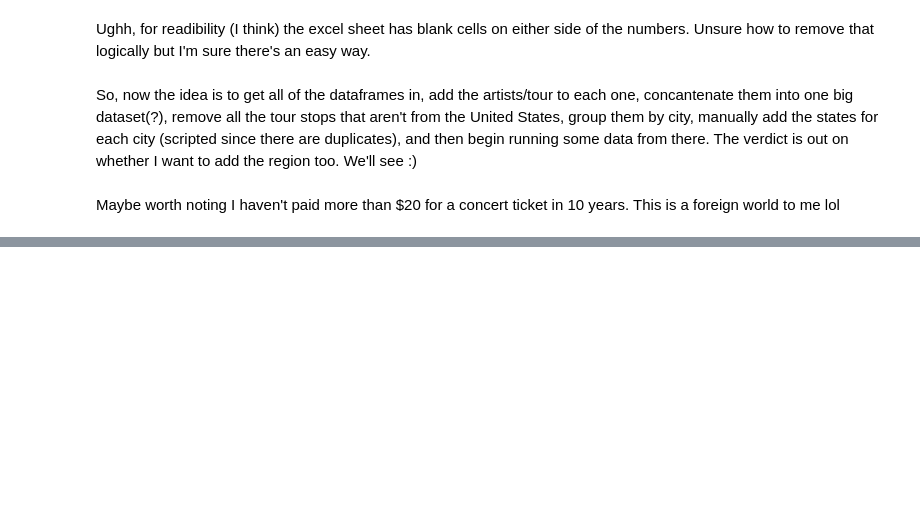
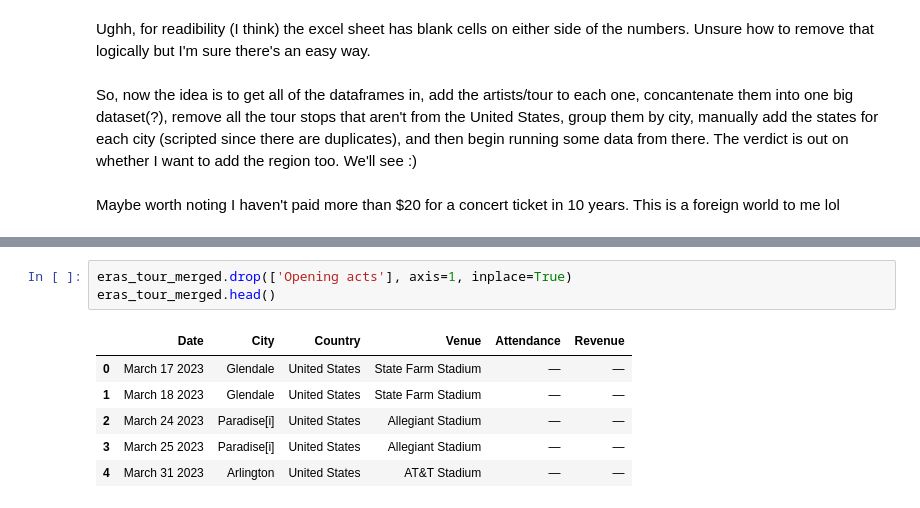
Before and after one commit to cbauer21kent/data-emat, a Jupyter notebook: data-in-hand.ipynb, the cells around one changed output, grey strips where cells are left out. Saved outputs shown, nothing was run; the diff lists cells and outputs as text; blank space fills up the shorter version.

```diff
--- a/data-in-hand.ipynb
+++ b/data-in-hand.ipynb
@@ -124,0 +129,10 @@ Maybe worth noting I haven't paid more than $20 for a concert ticket in 10 years
+# %%
+eras_tour_merged.drop(['Opening acts'], axis=1, inplace=True)
+eras_tour_merged.head()
+# %% [output]
+|  | Date | City | Country | Venue | Attendance | Revenue |
+| 0 | March 17 2023 | Glendale | United States | State Farm Stadium | — | — |
+| 1 | March 18 2023 | Glendale | United States | State Farm Stadium | — | — |
+| 2 | March 24 2023 | Paradise[i] | United States | Allegiant Stadium | — | — |
+| 3 | March 25 2023 | Paradise[i] | United States | Allegiant Stadium | — | — |
+| 4 | March 31 2023 | Arlington | United States | AT&T Stadium | — | — |
```
Also changed, not shown: parts of 22 cells of this notebook.
